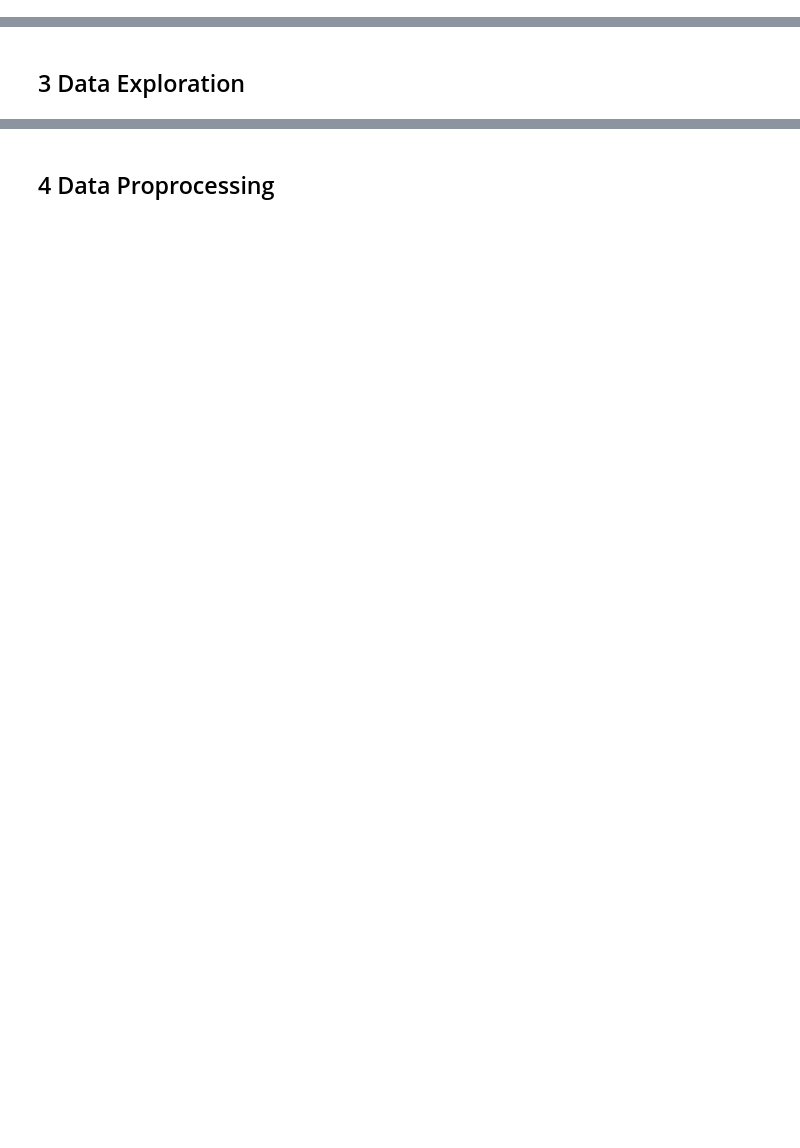
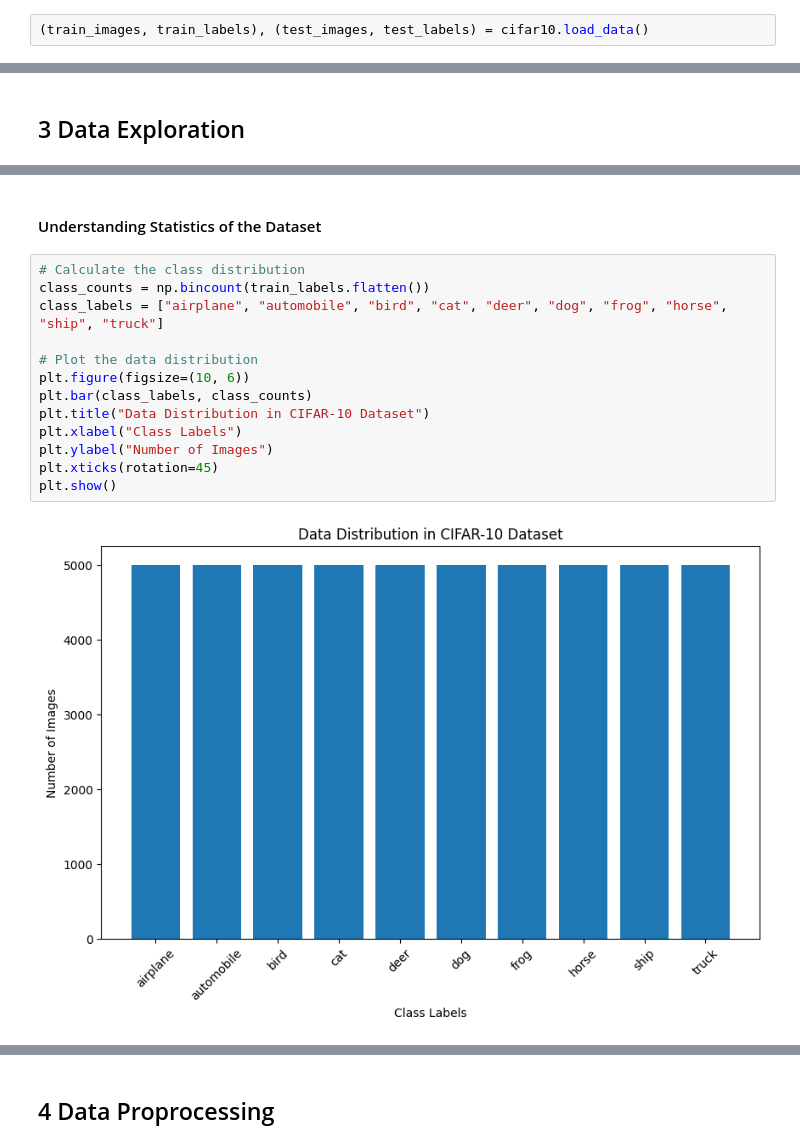
Before and after one commit to winsonchow/school-coursework, a Jupyter notebook: cifar10_image_classification/cifar10-image-classification.ipynb, the cells around one changed output, grey strips where cells are left out. Drawn from its saved outputs; the diff is of its cells as text; blank space fills up the shorter version.

Commit message:
Added data exploration code

```diff
--- a/cifar10_image_classification/cifar10-image-classification.ipynb
+++ b/cifar10_image_classification/cifar10-image-classification.ipynb
@@ -53,2 +77,4 @@ Ultimately, the measure of success for this project should encompass a combinati
 # %% [markdown]
 ### 2.2 Download Dataset
+# %%
+(train_images, train_labels), (test_images, test_labels) = cifar10.load_data()
@@ -56,0 +133,17 @@ Ultimately, the measure of success for this project should encompass a combinati
+# %% [markdown]
+#### Understanding Statistics of the Dataset
+# %%
+# Calculate the class distribution
+class_counts = np.bincount(train_labels.flatten())
+class_labels = ["airplane", "automobile", "bird", "cat", "deer", "dog", "frog", "horse", "ship", "truck"]
+
+# Plot the data distribution
+plt.figure(figsize=(10, 6))
+plt.bar(class_labels, class_counts)
+plt.title("Data Distribution in CIFAR-10 Dataset")
+plt.xlabel("Class Labels")
+plt.ylabel("Number of Images")
+plt.xticks(rotation=45)
+plt.show()
+# %% [output]
+[figure, added]
```
Also changed, not shown: parts of 9 cells of this notebook.
